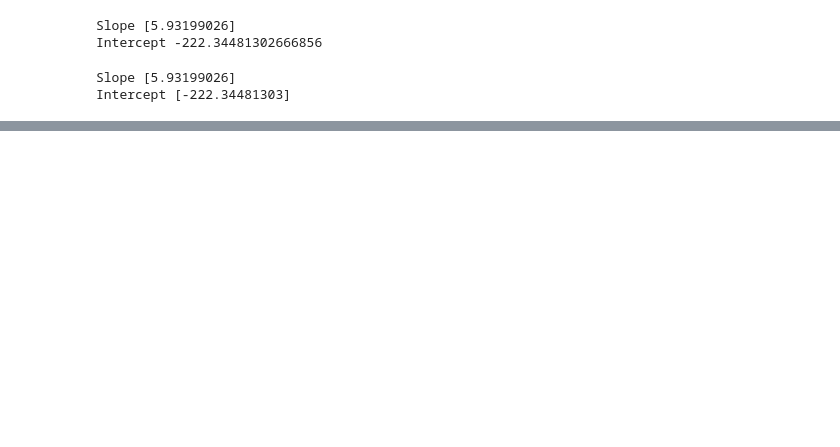
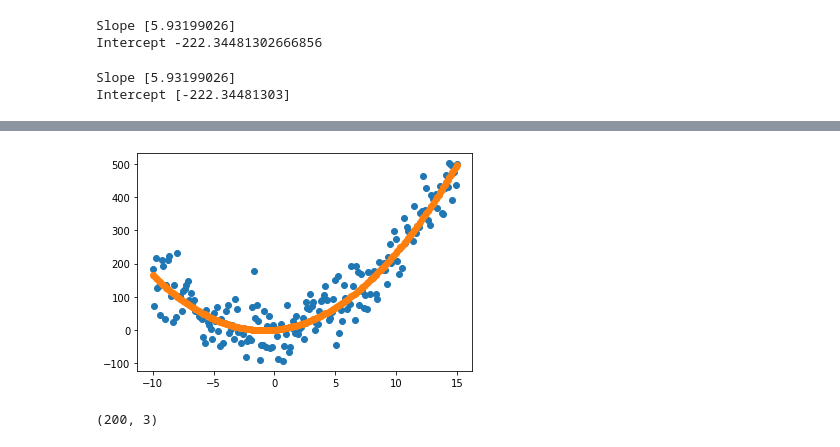
Before and after one commit to Pepcoders/Data-Science-February, a Jupyter notebook: Linear Regression/Linear_Regression.ipynb, the cells around one changed output, grey strips where cells are left out. Cells and saved outputs as stored; diff of their text form; code cells hidden in the pictures; blank space fills up the shorter version.

```diff
--- a/Linear Regression/Linear_Regression.ipynb
+++ b/Linear Regression/Linear_Regression.ipynb
@@ -258,0 +294,16 @@ array([74.93851796])
+# %%
+lr.fit(x, Y)
+y_pred = lr.predict(x)
+
+plt.scatter(X, Y)
+plt.scatter(X, y_pred)
+plt.show()
+# %% [output]
+[figure, added]
+# %%
+from sklearn.preprocessing import PolynomialFeatures
+po = PolynomialFeatures(degree = 2)
+x = po.fit_transform(X)
+x.shape
+# %% [output]
+(200, 3)
```
Also changed, not shown: parts of 21 cells of this notebook.
